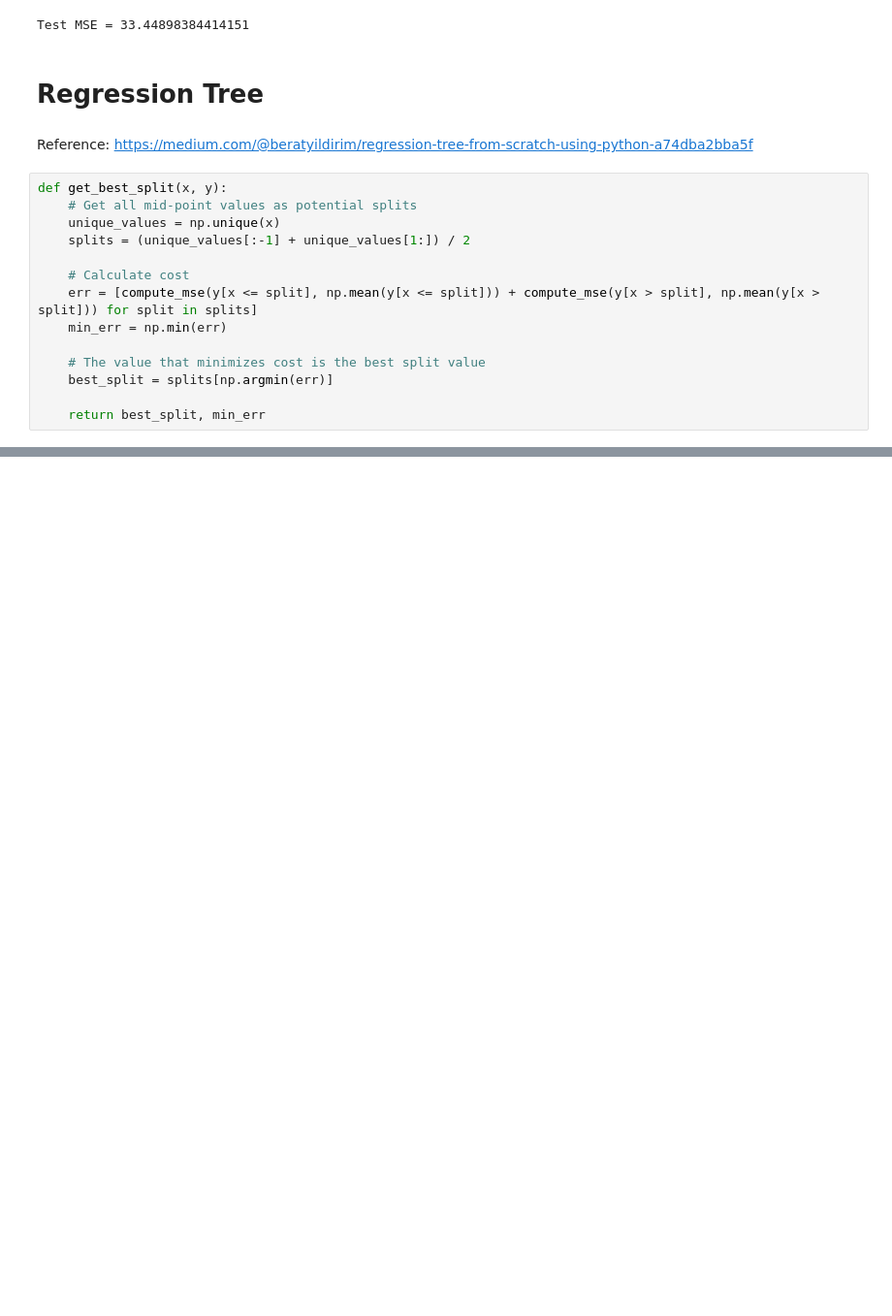
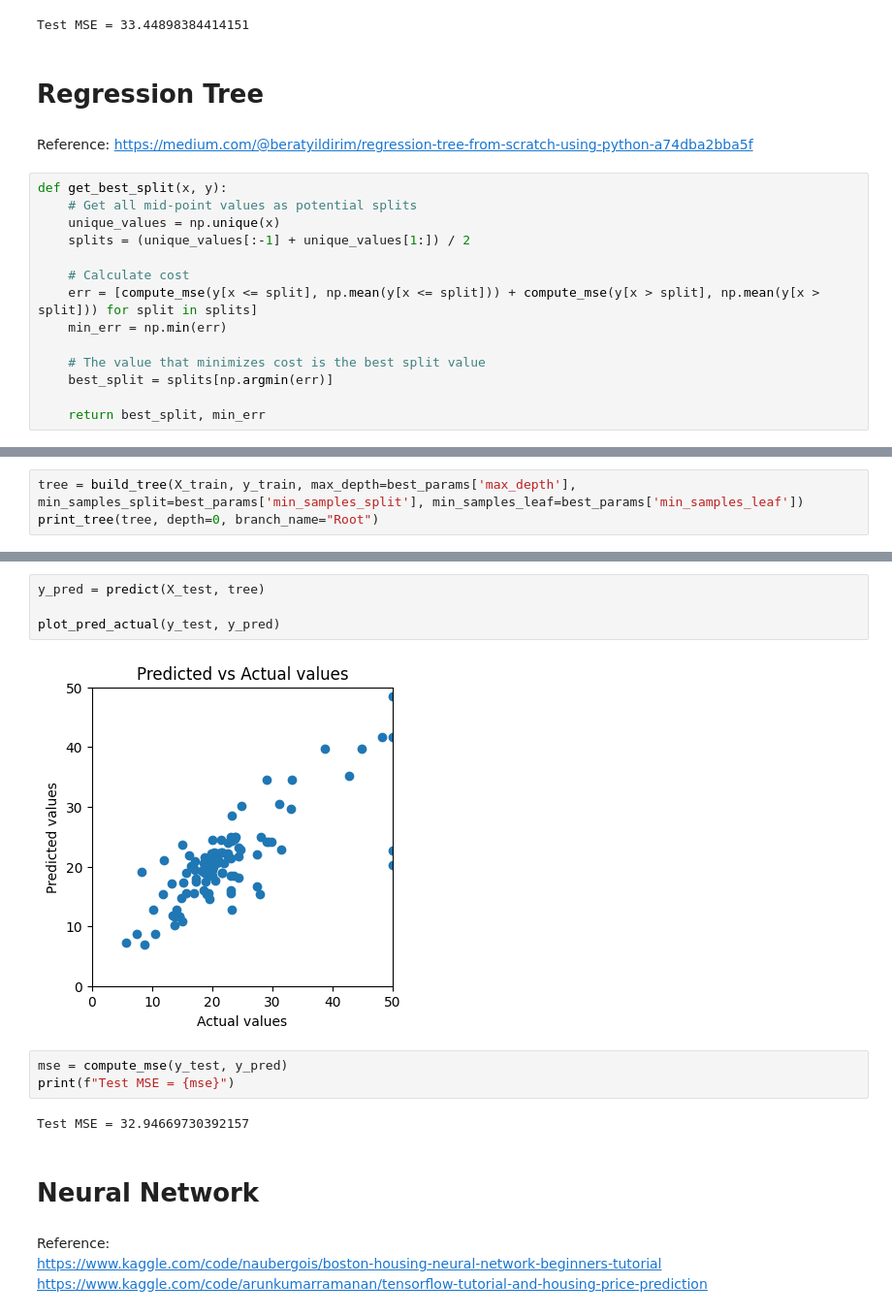
Before and after one commit to yqelisa/Boston_Housing, a Jupyter notebook: Boston_Housing.ipynb, the cells around one changed output, grey strips where cells are left out. Shown at 97% size. Saved outputs shown, nothing was run; the diff lists cells and outputs as text; blank space fills up the shorter version.

```diff
--- a/Boston_Housing.ipynb
+++ b/Boston_Housing.ipynb
@@ -722,0 +806,3 @@ plot_pred_actual(y_test, y_pred)
+# %%
+tree = build_tree(X_train, y_train, max_depth=best_params['max_depth'], min_samples_split=best_params['min_samples_split'], min_samples_leaf=best_params['min_samples_leaf'])
+print_tree(tree, depth=0, branch_name="Root")
@@ -722,0 +827,17 @@ plot_pred_actual(y_test, y_pred)
+# %%
+y_pred = predict(X_test, tree)
+
+plot_pred_actual(y_test, y_pred)
+# %% [output]
+[figure, added]
+# %%
+mse = compute_mse(y_test, y_pred)
+print(f"Test MSE = {mse}")
+# %% [output]
+Test MSE = 32.94669730392157
+# %% [markdown]
+# Neural Network
+# %% [markdown]
+Reference:
+https://www.kaggle.com/code/naubergois/boston-housing-neural-network-beginners-tutorial
+https://www.kaggle.com/code/arunkumarramanan/tensorflow-tutorial-and-housing-price-prediction
```
Also changed, not shown: parts of 60 cells of this notebook.
